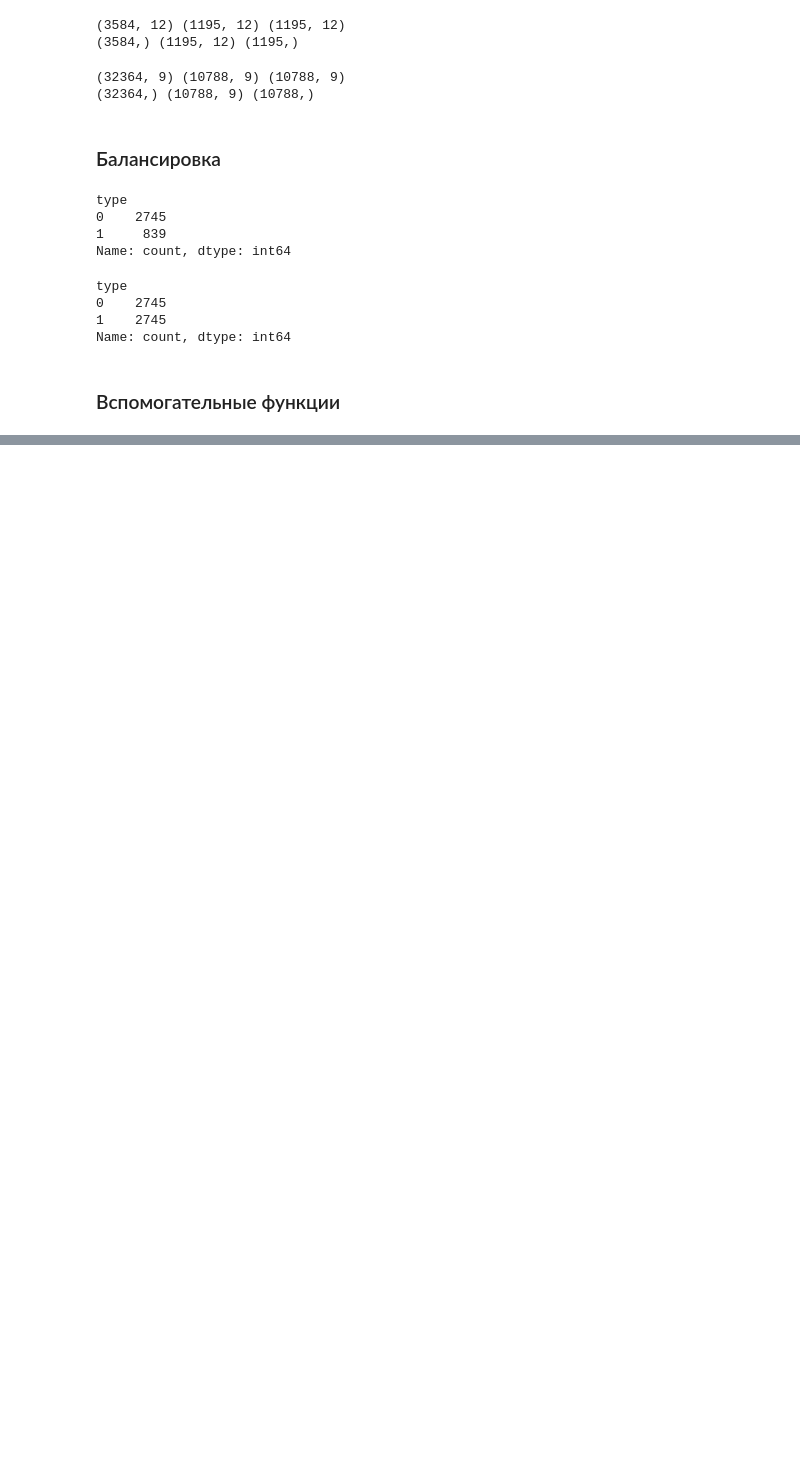
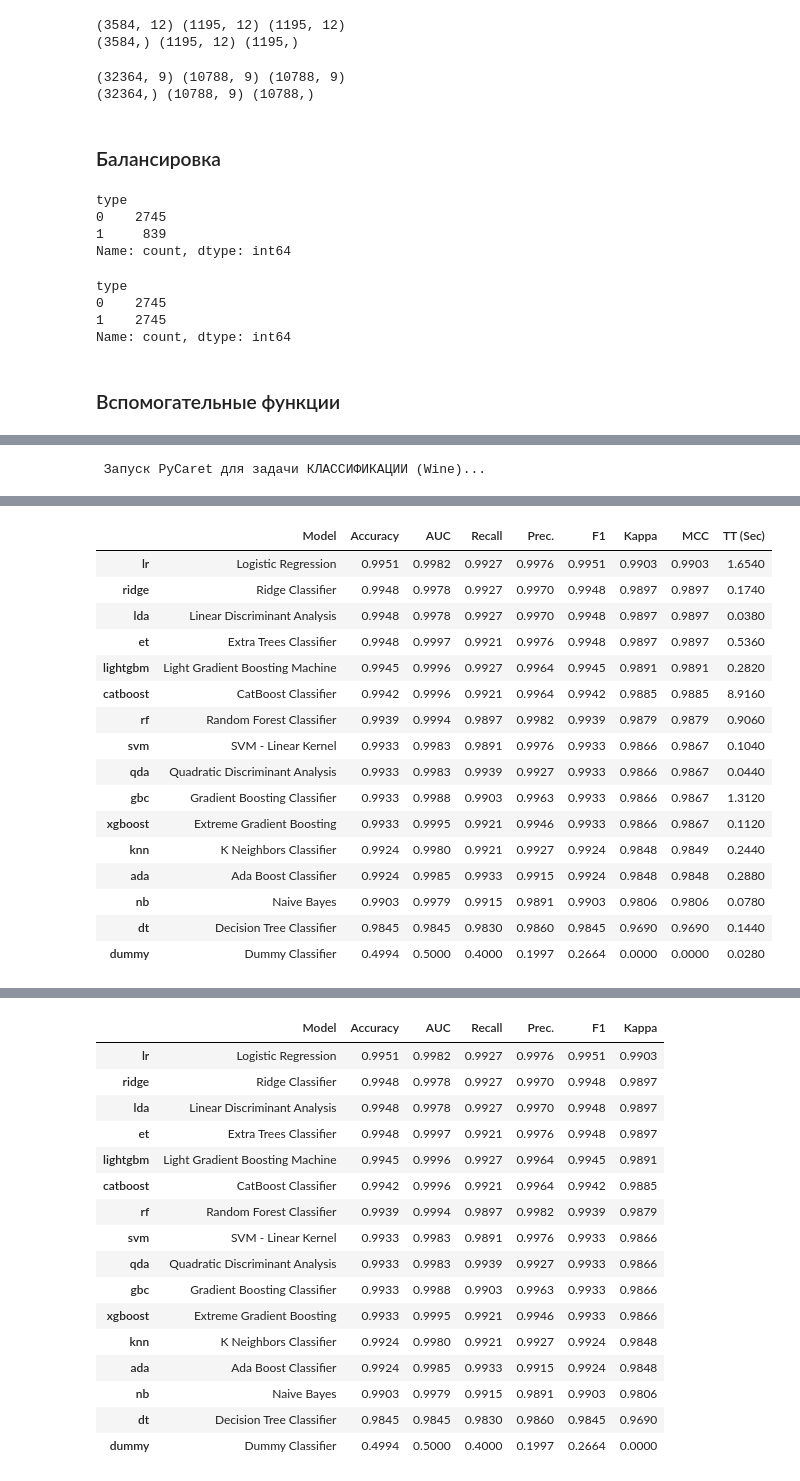
Before and after one commit to Baklanov-Daniil/master, a Jupyter notebook: mlbd/notebooks/lab4.ipynb, the cells around one changed output, grey strips where cells are left out. Saved outputs shown, nothing was run; the diff lists cells and outputs as text; code cells hidden in the pictures; blank space fills up the shorter version.

```diff
--- a/mlbd/notebooks/lab4.ipynb
+++ b/mlbd/notebooks/lab4.ipynb
@@ -354,0 +451,14 @@ Regression: CatBoost
+# %%
+
+print(" Запуск PyCaret для задачи КЛАССИФИКАЦИИ (Wine)...")
+setup_cls(data=pd.concat([X_train_bal_wine, y_train_bal_wine], axis=1),
+          target='type', train_size=0.6, fold=5, verbose=False)
+
+best_cls_pycaret = compare_cls(sort='F1', n_select=10)
+pycaret_cls_results = pull_cls()
+
+cls_cols = [c for c in ['Model', 'Accuracy', 'AUC', 'Recall', 'Prec.', 'Precision', 'F1', 'F1 Score', 'Kappa']
+            if c in pycaret_cls_results.columns]
+display(pycaret_cls_results[cls_cols])
+# %% [output]
+ Запуск PyCaret для задачи КЛАССИФИКАЦИИ (Wine)...
@@ -354,0 +466,17 @@ Regression: CatBoost
+|  | Model | Accuracy | AUC | Recall | Prec. | F1 | Kappa | MCC | TT (Sec) |
+| lr | Logistic Regression | 0.9951 | 0.9982 | 0.9927 | 0.9976 | 0.9951 | 0.9903 | 0.9903 | 1.6540 |
+| ridge | Ridge Classifier | 0.9948 | 0.9978 | 0.9927 | 0.9970 | 0.9948 | 0.9897 | 0.9897 | 0.1740 |
+| lda | Linear Discriminant Analysis | 0.9948 | 0.9978 | 0.9927 | 0.9970 | 0.9948 | 0.9897 | 0.9897 | 0.0380 |
+| et | Extra Trees Classifier | 0.9948 | 0.9997 | 0.9921 | 0.9976 | 0.9948 | 0.9897 | 0.9897 | 0.5360 |
+| lightgbm | Light Gradient Boosting Machine | 0.9945 | 0.9996 | 0.9927 | 0.9964 | 0.9945 | 0.9891 | 0.9891 | 0.2820 |
+| catboost | CatBoost Classifier | 0.9942 | 0.9996 | 0.9921 | 0.9964 | 0.9942 | 0.9885 | 0.9885 | 8.9160 |
+| rf | Random Forest Classifier | 0.9939 | 0.9994 | 0.9897 | 0.9982 | 0.9939 | 0.9879 | 0.9879 | 0.9060 |
+| svm | SVM - Linear Kernel | 0.9933 | 0.9983 | 0.9891 | 0.9976 | 0.9933 | 0.9866 | 0.9867 | 0.1040 |
+| qda | Quadratic Discriminant Analysis | 0.9933 | 0.9983 | 0.9939 | 0.9927 | 0.9933 | 0.9866 | 0.9867 | 0.0440 |
+| gbc | Gradient Boosting Classifier | 0.9933 | 0.9988 | 0.9903 | 0.9963 | 0.9933 | 0.9866 | 0.9867 | 1.3120 |
+| xgboost | Extreme Gradient Boosting | 0.9933 | 0.9995 | 0.9921 | 0.9946 | 0.9933 | 0.9866 | 0.9867 | 0.1120 |
+| knn | K Neighbors Classifier | 0.9924 | 0.9980 | 0.9921 | 0.9927 | 0.9924 | 0.9848 | 0.9849 | 0.2440 |
+| ada | Ada Boost Classifier | 0.9924 | 0.9985 | 0.9933 | 0.9915 | 0.9924 | 0.9848 | 0.9848 | 0.2880 |
+| nb | Naive Bayes | 0.9903 | 0.9979 | 0.9915 | 0.9891 | 0.9903 | 0.9806 | 0.9806 | 0.0780 |
+| dt | Decision Tree Classifier | 0.9845 | 0.9845 | 0.9830 | 0.9860 | 0.9845 | 0.9690 | 0.9690 | 0.1440 |
+| dummy | Dummy Classifier | 0.4994 | 0.5000 | 0.4000 | 0.1997 | 0.2664 | 0.0000 | 0.0000 | 0.0280 |
@@ -354,0 +484,17 @@ Regression: CatBoost
+|  | Model | Accuracy | AUC | Recall | Prec. | F1 | Kappa |
+| lr | Logistic Regression | 0.9951 | 0.9982 | 0.9927 | 0.9976 | 0.9951 | 0.9903 |
+| ridge | Ridge Classifier | 0.9948 | 0.9978 | 0.9927 | 0.9970 | 0.9948 | 0.9897 |
+| lda | Linear Discriminant Analysis | 0.9948 | 0.9978 | 0.9927 | 0.9970 | 0.9948 | 0.9897 |
+| et | Extra Trees Classifier | 0.9948 | 0.9997 | 0.9921 | 0.9976 | 0.9948 | 0.9897 |
+| lightgbm | Light Gradient Boosting Machine | 0.9945 | 0.9996 | 0.9927 | 0.9964 | 0.9945 | 0.9891 |
+| catboost | CatBoost Classifier | 0.9942 | 0.9996 | 0.9921 | 0.9964 | 0.9942 | 0.9885 |
+| rf | Random Forest Classifier | 0.9939 | 0.9994 | 0.9897 | 0.9982 | 0.9939 | 0.9879 |
+| svm | SVM - Linear Kernel | 0.9933 | 0.9983 | 0.9891 | 0.9976 | 0.9933 | 0.9866 |
+| qda | Quadratic Discriminant Analysis | 0.9933 | 0.9983 | 0.9939 | 0.9927 | 0.9933 | 0.9866 |
+| gbc | Gradient Boosting Classifier | 0.9933 | 0.9988 | 0.9903 | 0.9963 | 0.9933 | 0.9866 |
+| xgboost | Extreme Gradient Boosting | 0.9933 | 0.9995 | 0.9921 | 0.9946 | 0.9933 | 0.9866 |
+| knn | K Neighbors Classifier | 0.9924 | 0.9980 | 0.9921 | 0.9927 | 0.9924 | 0.9848 |
+| ada | Ada Boost Classifier | 0.9924 | 0.9985 | 0.9933 | 0.9915 | 0.9924 | 0.9848 |
+| nb | Naive Bayes | 0.9903 | 0.9979 | 0.9915 | 0.9891 | 0.9903 | 0.9806 |
+| dt | Decision Tree Classifier | 0.9845 | 0.9845 | 0.9830 | 0.9860 | 0.9845 | 0.9690 |
+| dummy | Dummy Classifier | 0.4994 | 0.5000 | 0.4000 | 0.1997 | 0.2664 | 0.0000 |
```
Also changed, not shown: parts of 14 cells of this notebook.
